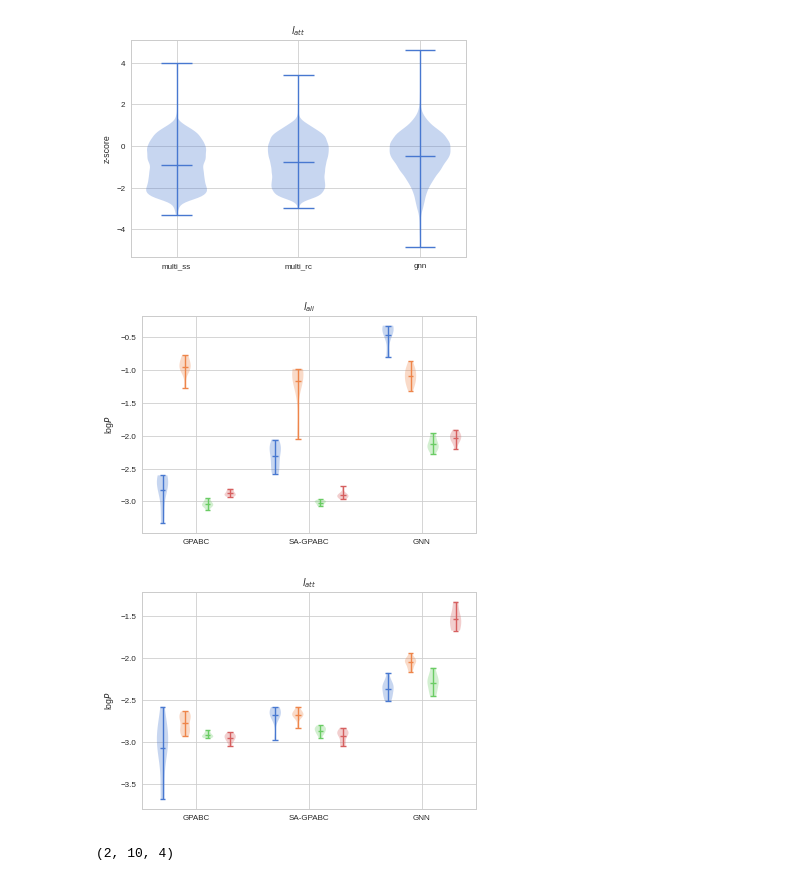
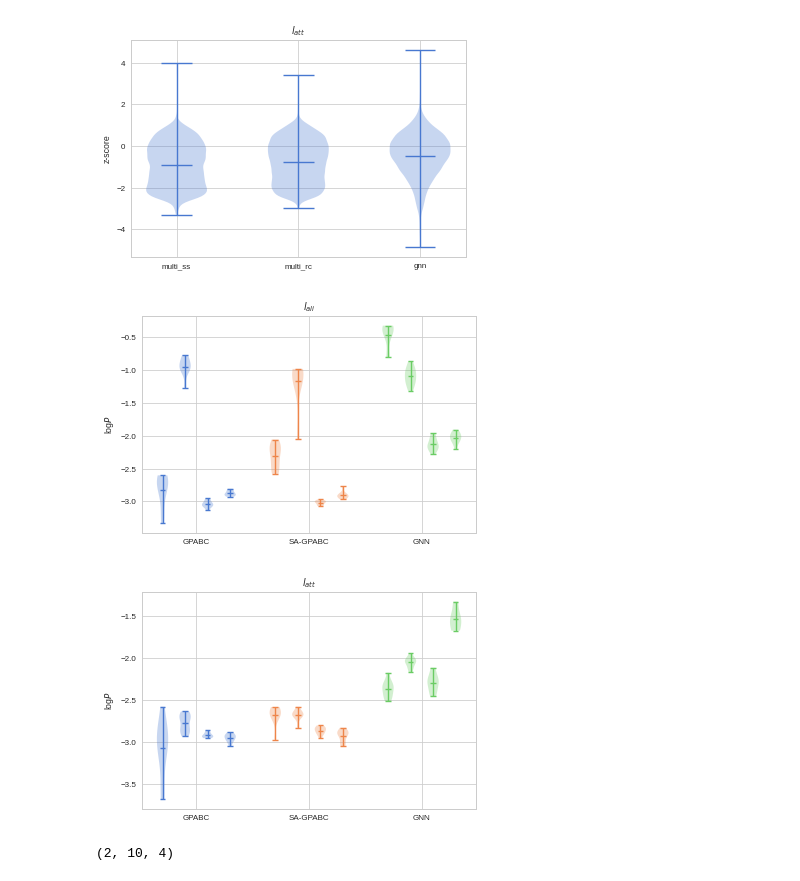
Before and after one commit to ctorney/abc-graph-nets, a Jupyter notebook: zonal_violins_2d_4d.ipynb, the cells around one changed output. Saved outputs shown, nothing was run; the diff lists cells and outputs as text; code cells hidden in the pictures.

```diff
--- a/zonal_violins_2d_4d.ipynb
+++ b/zonal_violins_2d_4d.ipynb
@@ -106,8 +124,9 @@ plt.plot(samples_gnn[:,0,0,0])
 # %%
 plt.figure(figsize=(4,3))
 # fit an array of size [Ndim, Nsamples]
-dat = 3
+dat = 0
 rep = 3
+#:,0,0,3
 
 data = np.vstack([samples_mss[:,0,rep,dat],samples_mss[:,1,rep,dat]])
 kde = gaussian_kde(data)
@@ -139,9 +158,9 @@ plt.show()
 # %%
 #4D:
 
-num_reps = 10
+num_reps = 10 #7 #10
 params = 4
-mcmcsteps = 1000 #8000
+mcmcsteps = 1000 #5000 #8000
 di = 4
 
 samples_gnn = np.zeros((mcmcsteps,params,num_reps,di))
@@ -151,6 +170,6 @@ samples_mrc = np.zeros((mcmcsteps,params,num_reps,di))
 for data_rep in range(num_reps):
   for dis in range(di):
 
-    samples_gnn[:,:,data_rep,dis] = np.load('../content/abc-graph-nets/inference_4d/4d_gnn/rep_' + str(data_rep) + '_DI_' + str(dis) + '.npy') #,allow_pickle=True)
-    samples_mss[:,:,data_rep,dis] = np.load('../content/abc-graph-nets/inference_4d/4d_multi_ss/SR_rep_' + str(data_rep) + '_DI_' + str(dis) + '.npy') #sum stats and normal GPABC
-    samples_mrc[:,:,data_rep,dis] = np.load('../content/abc-graph-nets/inference_4d/4d_multi_rc/SR_rep_' + str(data_rep) + '_DI_' + str(dis) + '.npy') #linear regression sum stats
+    samples_gnn[:,:,data_rep,dis] = np.load('../content/abc-graph-nets/inference_4d/4d_gnn_np/rep_' + str(data_rep) + '_DI_' + str(dis) + '.npy') #,allow_pickle=True)
+    #samples_mss[:,:,data_rep,dis] = np.load('../content/abc-graph-nets/inference_4d/4d_multi_ss_np/SR_rep_' + str(data_rep) + '_DI_' + str(dis) + '.npy') #sum stats and normal GPABC
+    samples_mrc[:,:,data_rep,dis] = np.load('../content/abc-graph-nets/inference_4d/4d_multi_rc_np/SR_rep_' + str(data_rep) + '_DI_' + str(dis) + '.npy') #linear regression sum stats
@@ -329,44 +381,42 @@ plt.show()
 # positions = (1,2,3)
 # labels = ( "GPABC", "SA-GPABC","GNN")
 # plt.xticks(positions, labels)
 # plt.ylabel('z-score')
 # plt.title('$l_{ali}$')
 # plt.savefig('violins_nm_param1.png',dpi=600)
 # plt.show()
 
 ###
+
 #log pos individual violins per DI:
 
+ax = plt.violinplot([logpos_mss[0,:,0].flatten(),logpos_mss[0,:,1].flatten(),logpos_mss[0,:,2].flatten(),logpos_mss[0,:,3].flatten()],positions= [1,2,3,4],showmeans=True,showmedians=False)
+ax = plt.violinplot([logpos_mrc[0,:,0].flatten(),logpos_mrc[0,:,1].flatten(),logpos_mrc[0,:,2].flatten(),logpos_mrc[0,:,3].flatten()],positions= [6,7,8,9],showmeans=True,showmedians=False)
+ax = plt.violinplot([logpos_gnn[0,:,0].flatten(),logpos_gnn[0,:,1].flatten(),logpos_gnn[0,:,2].flatten(),logpos_gnn[0,:,3].flatten()],positions= [11,12,13,14],showmeans=True,showmedians=False)
 
-
-ax = plt.violinplot([logpos_mss[0,:,0].flatten(),logpos_mrc[0,:,0].flatten(),logpos_gnn[0,:,0].flatten()],positions= [1,6,11],showmeans=True,showmedians=False)
-ax = plt.violinplot([logpos_mss[0,:,1].flatten(),logpos_mrc[0,:,1].flatten(),logpos_gnn[0,:,1].flatten()],positions=[2,7,12],showmeans=True,showmedians=False)
-ax = plt.violinplot([logpos_mss[0,:,2].flatten(),logpos_mrc[0,:,2].flatten(),logpos_gnn[0,:,2].flatten()],positions=[3,8,13],showmeans=True,showmedians=False)
-ax = plt.violinplot([logpos_mss[0,:,3].flatten(),logpos_mrc[0,:,3].flatten(),logpos_gnn[0,:,3].flatten()],positions=[4,9,14],showmeans=True,showmedians=False)
 
 positions = (2.5, 7.5, 12.5)
 labels = ( "GPABC", "SA-GPABC","GNN")
 plt.xticks(positions, labels)
 plt.ylabel('log$P$')
 plt.title('$l_{ali}$')
 plt.savefig('logpos_dis_param0.png',dpi=600)
 plt.show()
 
-ax = plt.violinplot([logpos_mss[1,:,0].flatten(),logpos_mrc[1,:,0].flatten(),logpos_gnn[1,:,0].flatten()],positions= [1,6,11],showmeans=True,showmedians=False)
-ax = plt.violinplot([logpos_mss[1,:,1].flatten(),logpos_mrc[1,:,1].flatten(),logpos_gnn[1,:,1].flatten()],positions=[2,7,12],showmeans=True,showmedians=False)
-ax = plt.violinplot([logpos_mss[1,:,2].flatten(),logpos_mrc[1,:,2].flatten(),logpos_gnn[1,:,2].flatten()],positions=[3,8,13],showmeans=True,showmedians=False)
-ax = plt.violinplot([logpos_mss[1,:,3].flatten(),logpos_mrc[1,:,3].flatten(),logpos_gnn[1,:,3].flatten()],positions=[4,9,14],showmeans=True,showmedians=False)
+ax = plt.violinplot([logpos_mss[1,:,0].flatten(),logpos_mss[1,:,1].flatten(),logpos_mss[1,:,2].flatten(),logpos_mss[1,:,3].flatten()],positions= [1,2,3,4],showmeans=True,showmedians=False)
+ax = plt.violinplot([logpos_mrc[1,:,0].flatten(),logpos_mrc[1,:,1].flatten(),logpos_mrc[1,:,2].flatten(),logpos_mrc[1,:,3].flatten()],positions= [6,7,8,9],showmeans=True,showmedians=False)
+ax = plt.violinplot([logpos_gnn[1,:,0].flatten(),logpos_gnn[1,:,1].flatten(),logpos_gnn[1,:,2].flatten(),logpos_gnn[1,:,3].flatten()],positions= [11,12,13,14],showmeans=True,showmedians=False)
 
 positions = (2.5, 7.5, 12.5)
 labels = ( "GPABC", "SA-GPABC","GNN")
 plt.xticks(positions, labels)
 plt.ylabel('log$P$')
 plt.title('$l_{att}$')
 plt.savefig('logpos_dis_param1.png',dpi=600)
 plt.show()
 # %% [output]
-[figure, old version]
+[figure, new version]
-[figure, old version]
+[figure, new version]
 # %%
 np.shape(logpos_mss)
 # %% [output]
```
Also changed, not shown: parts of 21 cells of this notebook.
